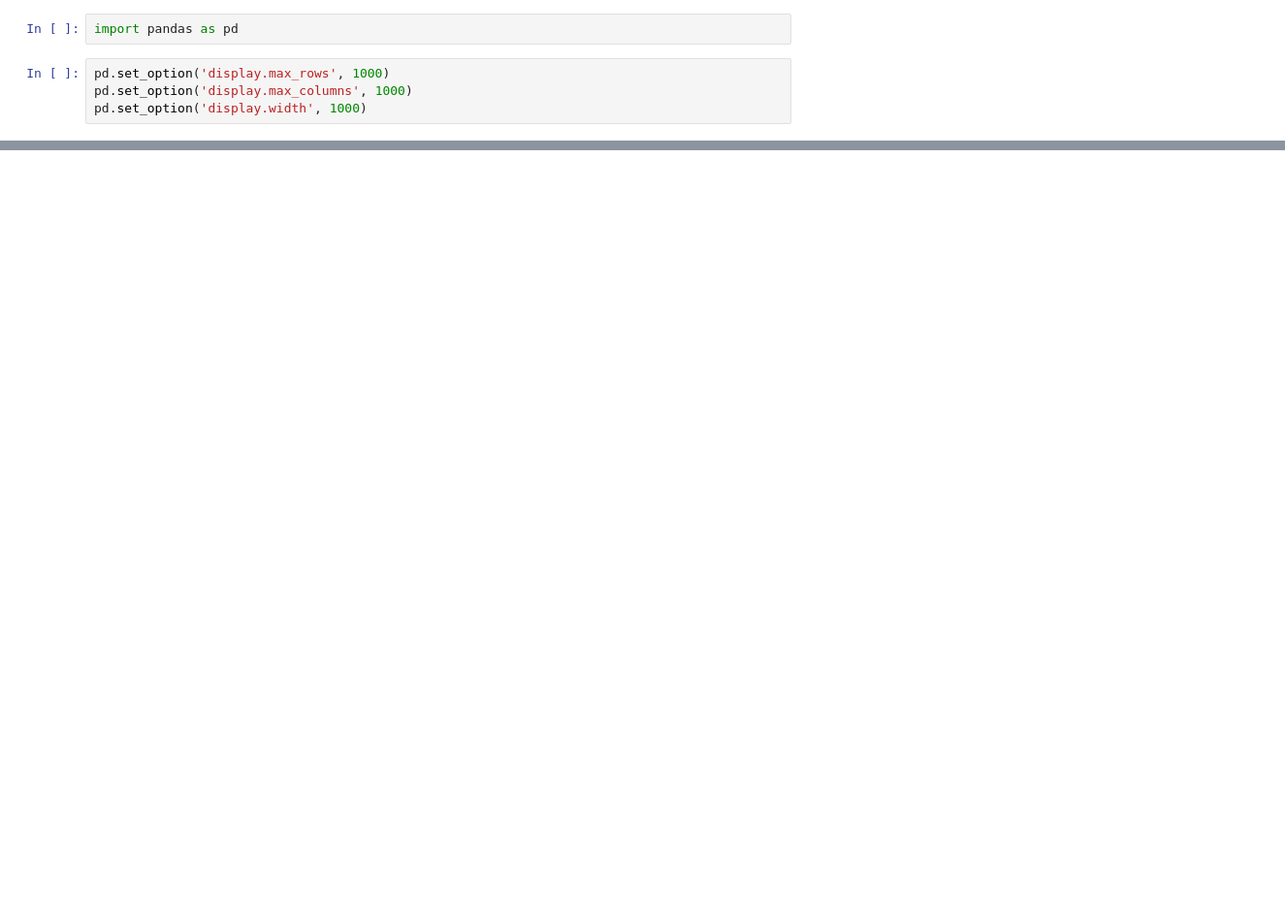
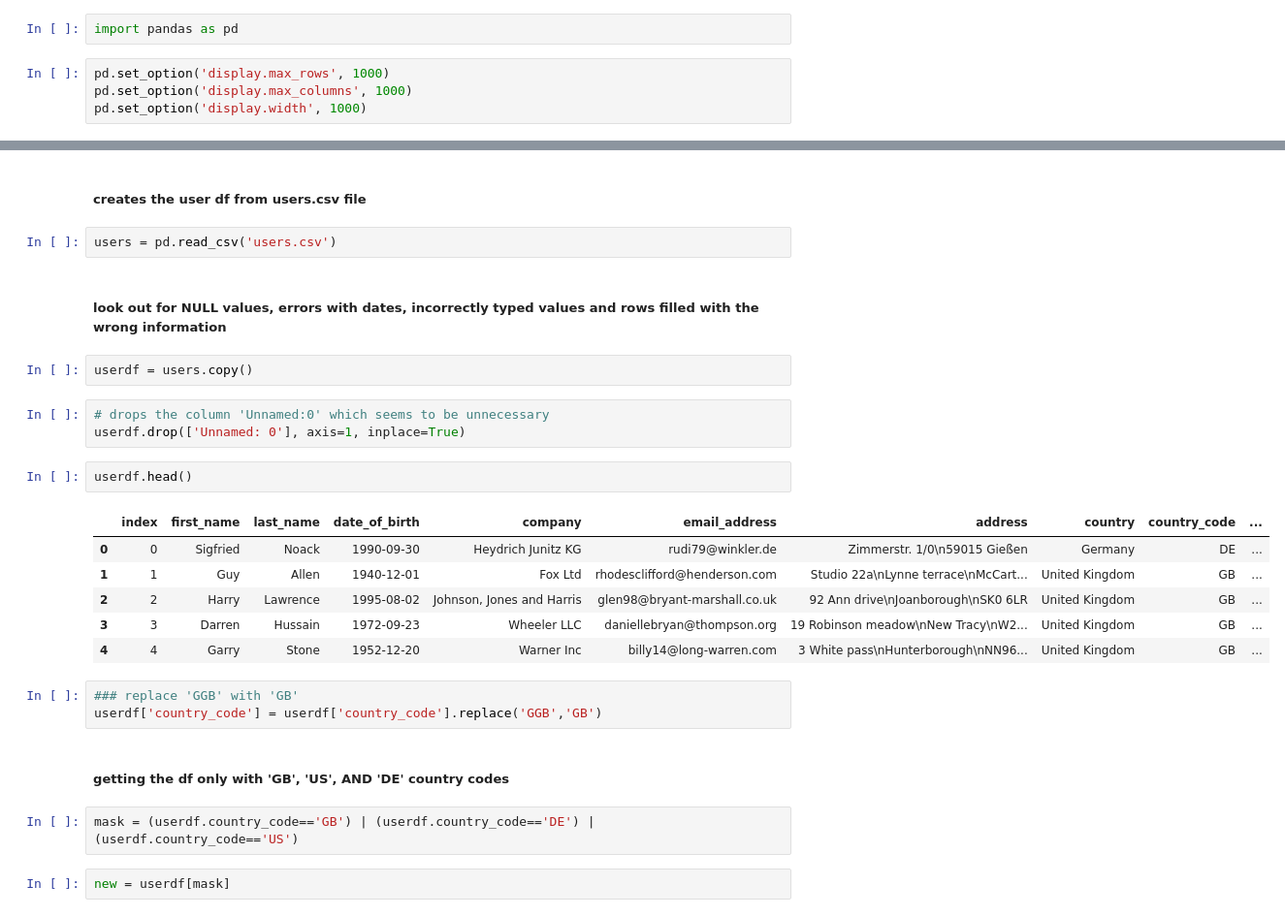
Before and after one commit to tonCodesData/multinational-retail-data-centralisation, a Jupyter notebook: user_cleaning.ipynb, the cells around one changed output, grey strips where cells are left out. Shown at 97% size. Saved outputs shown, nothing was run; the diff lists cells and outputs as text; blank space fills up the shorter version.

```diff
--- a/user_cleaning.ipynb
+++ b/user_cleaning.ipynb
@@ -9,0 +7,29 @@ users = pd.read_csv('users.csv')
+# %% [markdown]
+##### creates the user df from users.csv file
+# %%
+users = pd.read_csv('users.csv')
+# %% [markdown]
+##### look out for NULL values, errors with dates, incorrectly typed values and rows filled with the wrong information
+# %%
+userdf = users.copy()
+# %%
+# drops the column 'Unnamed:0' which seems to be unnecessary
+userdf.drop(['Unnamed: 0'], axis=1, inplace=True)
+# %%
+userdf.head()
+# %% [output]
+|  | index | first_name | last_name | date_of_birth | company | email_address | address | country | country_code | ... |
+| 0 | 0 | Sigfried | Noack | 1990-09-30 | Heydrich Junitz KG | rudi79@winkler.de | Zimmerstr. 1/0\n59015 Gießen | Germany | DE | ... |
+| 1 | 1 | Guy | Allen | 1940-12-01 | Fox Ltd | rhodesclifford@henderson.com | Studio 22a\nLynne terrace\nMcCart... | United Kingdom | GB | ... |
+| 2 | 2 | Harry | Lawrence | 1995-08-02 | Johnson, Jones and Harris | glen98@bryant-marshall.co.uk | 92 Ann drive\nJoanborough\nSK0 6LR | United Kingdom | GB | ... |
+| 3 | 3 | Darren | Hussain | 1972-09-23 | Wheeler LLC | daniellebryan@thompson.org | 19 Robinson meadow\nNew Tracy\nW2... | United Kingdom | GB | ... |
+| 4 | 4 | Garry | Stone | 1952-12-20 | Warner Inc | billy14@long-warren.com | 3 White pass\nHunterborough\nNN96... | United Kingdom | GB | ... |
+# %%
+### replace 'GGB' with 'GB'
+userdf['country_code'] = userdf['country_code'].replace('GGB','GB')
+# %% [markdown]
+##### getting the df only with 'GB', 'US', AND 'DE' country codes
+# %%
+mask = (userdf.country_code=='GB') | (userdf.country_code=='DE') | (userdf.country_code=='US')
+# %%
+new = userdf[mask]
```
Also changed, not shown: parts of 30 cells of this notebook, 1 other file.
